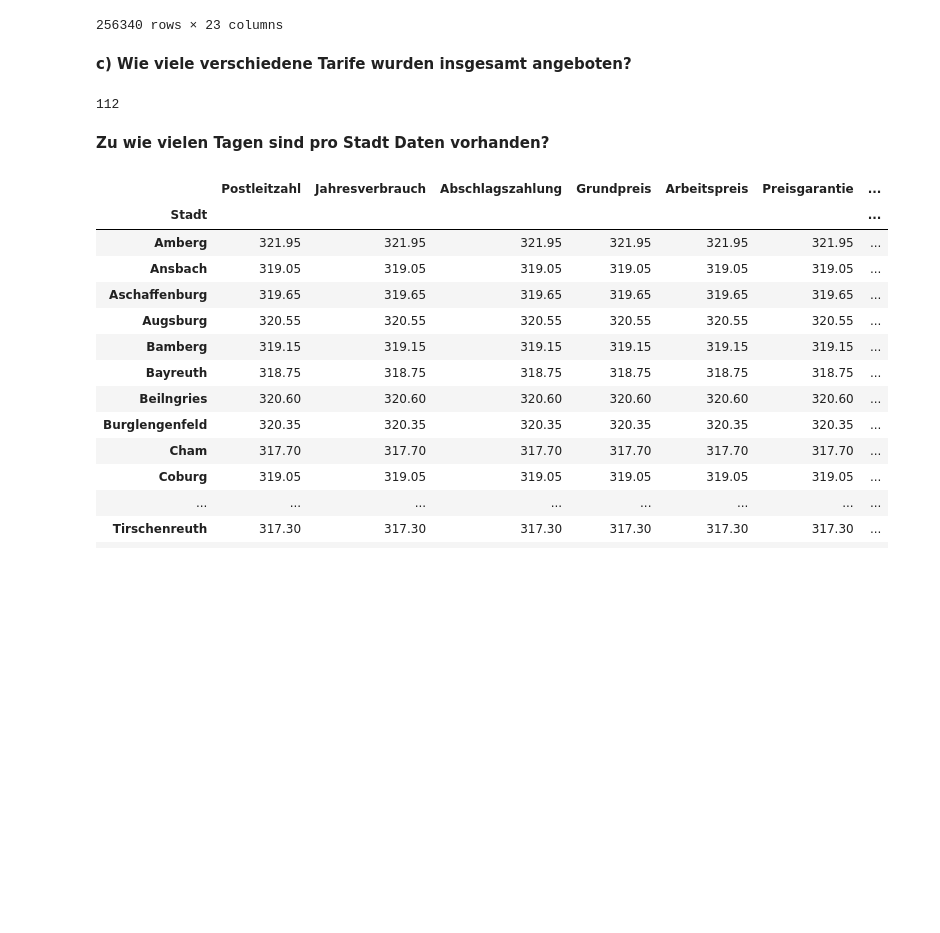
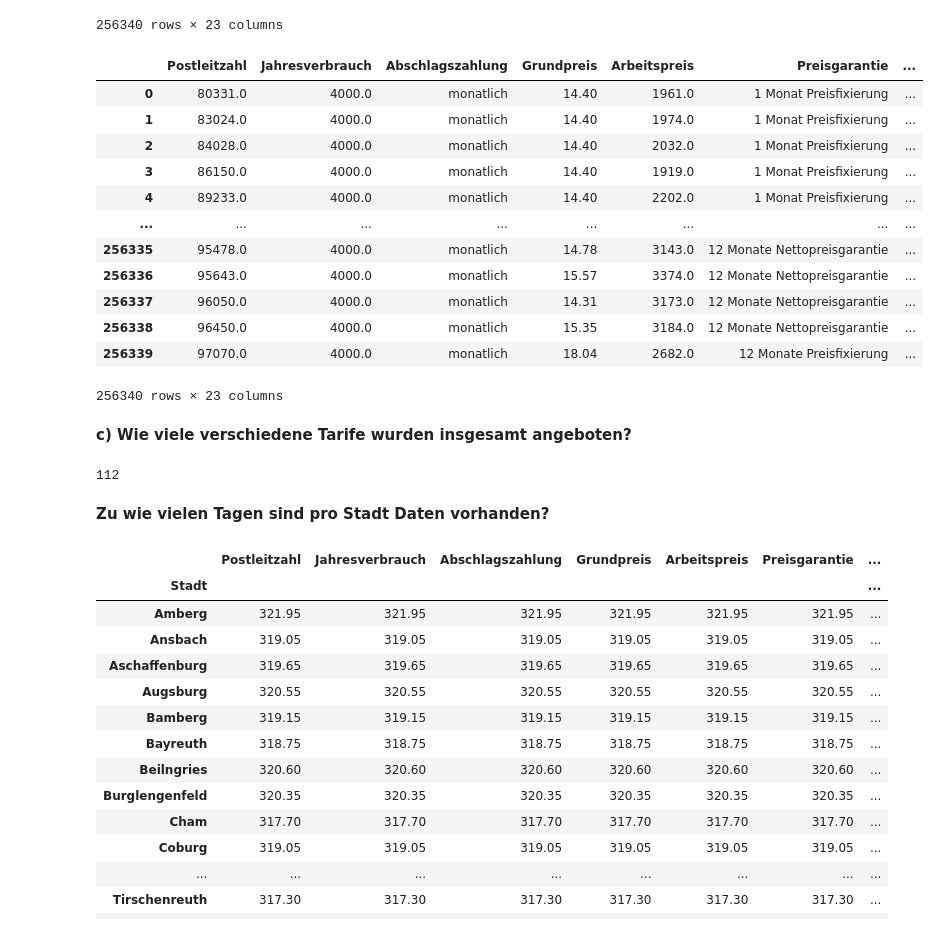
Before and after one commit to himanshunikam/DAT-Projektarbeit, a Jupyter notebook: aufgabe6.ipynb, the cells around one changed output. Saved outputs shown, nothing was run; the diff lists cells and outputs as text; code cells hidden in the pictures; blank space fills up the shorter version.

```diff
--- a/aufgabe6.ipynb
+++ b/aufgabe6.ipynb
@@ -123,6 +87,30 @@ final_df
 | 256338 | 96450.0 | 4.000 kWh | monatlich | 15,35 €/Monat (184,22 €/Jahr) | 31,84 Cent/kWh | 12 Monate Nettopreisgarantie | ... |
 | 256339 | 97070.0 | 4.000 kWh | monatlich | 18,04 €/Monat (216,46 €/Jahr) | 26,82 Cent/kWh | 12 Monate Preisfixierung | ... |
 256340 rows × 23 columns
+# %%
+final_df['Jahresverbrauch'] = pd.to_numeric(final_df['Jahresverbrauch'].str.extract(r'(\d+\.\d+)')[0].str.replace('.', ''), errors='coerce')
+final_df['Grundpreis'] = pd.to_numeric(final_df['Grundpreis'].str.extract(r'(\d+\,\d+)')[0].str.replace(',', '.'), errors='coerce')
+final_df['Arbeitspreis'] = pd.to_numeric(final_df['Arbeitspreis'].str.extract(r'(\d+\,\d+)')[0].str.replace(',', ''), errors='coerce')
+final_df['Preis im 1. Jahr*'] = pd.to_numeric(final_df['Preis im 1. Jahr*'].str.extract(r'(\d+\,\d+)')[0].str.replace(',', ''), errors='coerce')
+final_df['Vertragslaufzeit'] = pd.to_numeric(final_df['Vertragslaufzeit'].str.extract(r'(\d+)')[0], errors='coerce')
+#final_df['Preisgarantie'] = pd.to_numeric(final_df['Preisgarantie'].str.extract(r'(\d+)')[0], errors='coerce')
+#final_df['Verlängerung'] = pd.to_numeric(final_df['Verlängerung'].str.extract(r'(\d+)')[0], errors='coerce')
+#final_df['Kündigungsfrist'] = pd.to_numeric(final_df['Kündigungsfrist'].str.extract(r'(\d+)')[0], errors='coerce')
+final_df
+# %% [output]
+|  | Postleitzahl | Jahresverbrauch | Abschlagszahlung | Grundpreis | Arbeitspreis | Preisgarantie | ... |
+| 0 | 80331.0 | 4000.0 | monatlich | 14.40 | 1961.0 | 1 Monat Preisfixierung | ... |
+| 1 | 83024.0 | 4000.0 | monatlich | 14.40 | 1974.0 | 1 Monat Preisfixierung | ... |
+| 2 | 84028.0 | 4000.0 | monatlich | 14.40 | 2032.0 | 1 Monat Preisfixierung | ... |
+| 3 | 86150.0 | 4000.0 | monatlich | 14.40 | 1919.0 | 1 Monat Preisfixierung | ... |
+| 4 | 89233.0 | 4000.0 | monatlich | 14.40 | 2202.0 | 1 Monat Preisfixierung | ... |
+| ... | ... | ... | ... | ... | ... | ... | ... |
+| 256335 | 95478.0 | 4000.0 | monatlich | 14.78 | 3143.0 | 12 Monate Nettopreisgarantie | ... |
+| 256336 | 95643.0 | 4000.0 | monatlich | 15.57 | 3374.0 | 12 Monate Nettopreisgarantie | ... |
+| 256337 | 96050.0 | 4000.0 | monatlich | 14.31 | 3173.0 | 12 Monate Nettopreisgarantie | ... |
+| 256338 | 96450.0 | 4000.0 | monatlich | 15.35 | 3184.0 | 12 Monate Nettopreisgarantie | ... |
+| 256339 | 97070.0 | 4000.0 | monatlich | 18.04 | 2682.0 | 12 Monate Preisfixierung | ... |
+256340 rows × 23 columns
 # %% [markdown]
 **c) Wie viele verschiedene Tarife wurden insgesamt angeboten?**
 # %%
```
Also changed, not shown: parts of 3 cells of this notebook.
